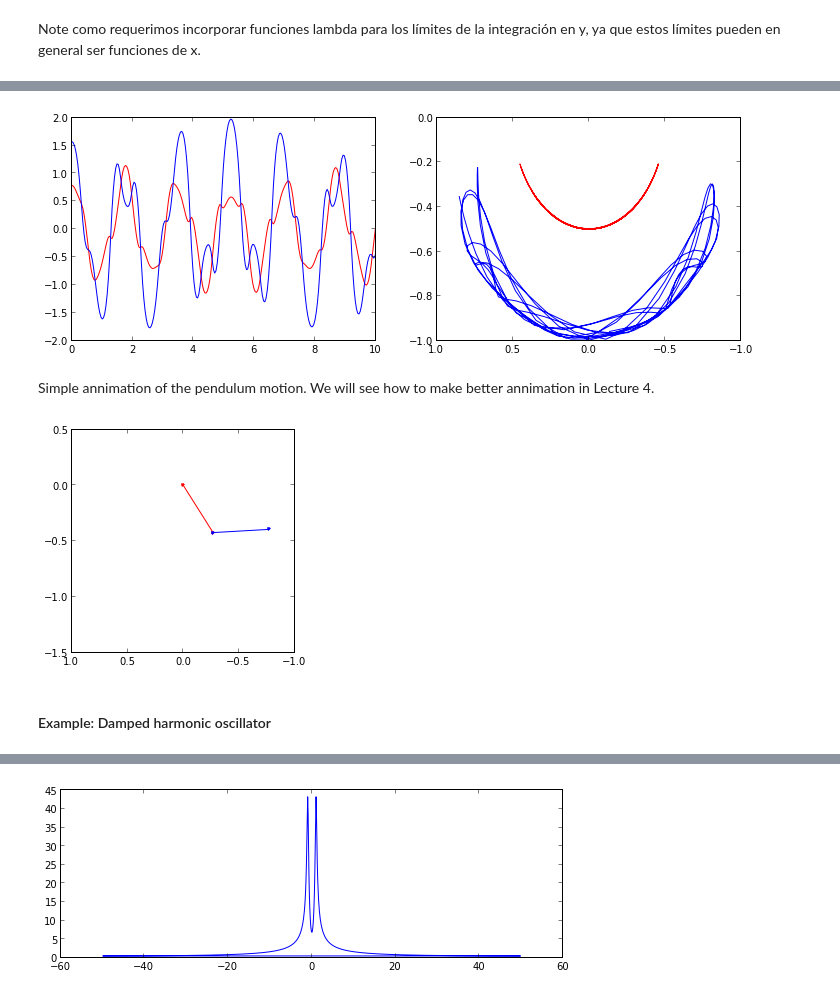
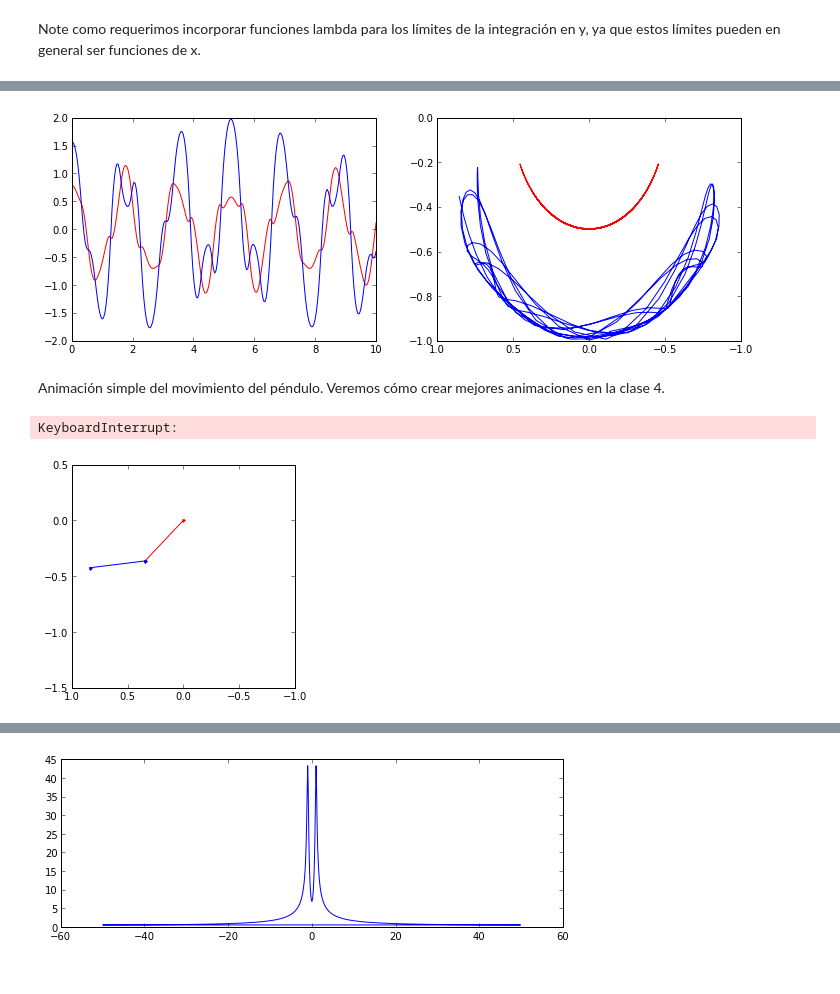
Before and after one commit to gfrubi/clases-python-cientifico, a Jupyter notebook: Lecture-3-Scipy.ipynb, the cells around one changed output, grey strips where cells are left out. Saved outputs shown, nothing was run; the diff lists cells and outputs as text; code cells hidden in the pictures.

```diff
--- a/Lecture-3-Scipy.ipynb
+++ b/Lecture-3-Scipy.ipynb
@@ -234,7 +232,7 @@ m = 0.1
 
 def dx(x, t):
     """
-    The right-hand side of the pendelum ODE
+    El lado derecho de la EDO del péndulo
     """
     x1, x2, x3, x4 = x[0], x[1], x[2], x[3]
 
@@ -255,26 +253,26 @@ t = linspace(0, 10, 250)
 x = odeint(dx, x0, t)
 # %%
-# plot the angles as a function of time
+# grafica los ángulos como funciones del tiempo
 
 fig, axes = subplots(1,2, figsize=(12,4))
 axes[0].plot(t, x[:, 0], 'r', label="theta1")
 axes[0].plot(t, x[:, 1], 'b', label="theta2")
 
 
 x1 = + L * sin(x[:, 0])
 y1 = - L * cos(x[:, 0])
 
 x2 = x1 + L * sin(x[:, 1])
 y2 = y1 - L * cos(x[:, 1])
 
-axes[1].plot(x1, y1, 'r', label="pendulum1")
-axes[1].plot(x2, y2, 'b', label="pendulum2")
+axes[1].plot(x1, y1, 'r', label="pendulo1")
+axes[1].plot(x2, y2, 'b', label="pendulo2")
 axes[1].set_ylim([-1, 0])
 axes[1].set_xlim([1, -1]);
 # %% [output]
-[figure, old version]
+[figure, new version]
-# %% [markdown]
-Simple annimation of the pendulum motion. We will see how to make better annimation in Lecture 4.
+# %% [markdown]
+Animación simple del movimiento del péndulo. Veremos cómo crear mejores animaciones en la clase 4.
 # %%
 from IPython.display import clear_output
 import time
@@ -300,6 +298,5 @@ for t_idx, tt in enumerate(t[:200]):
 
     time.sleep(0.1)
 # %% [output]
+KeyboardInterrupt:
-[figure, old version]
+[figure, new version]
-# %% [markdown]
-#### Example: Damped harmonic oscillator
```
Also changed, not shown: parts of 80 cells of this notebook.
